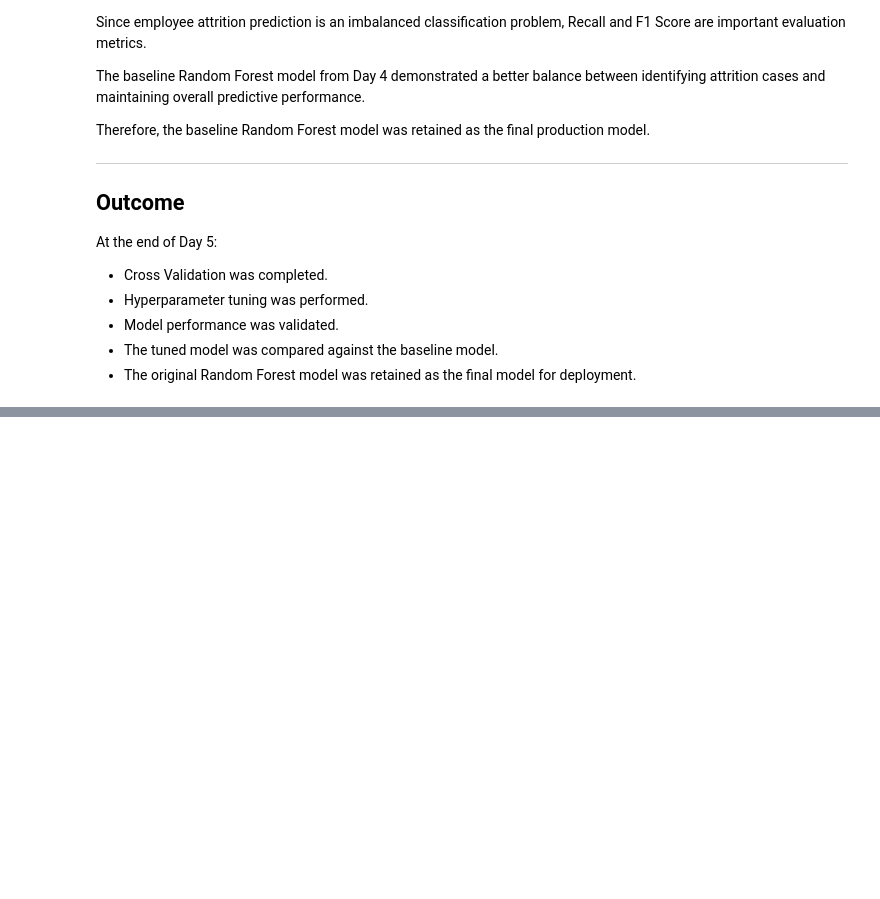
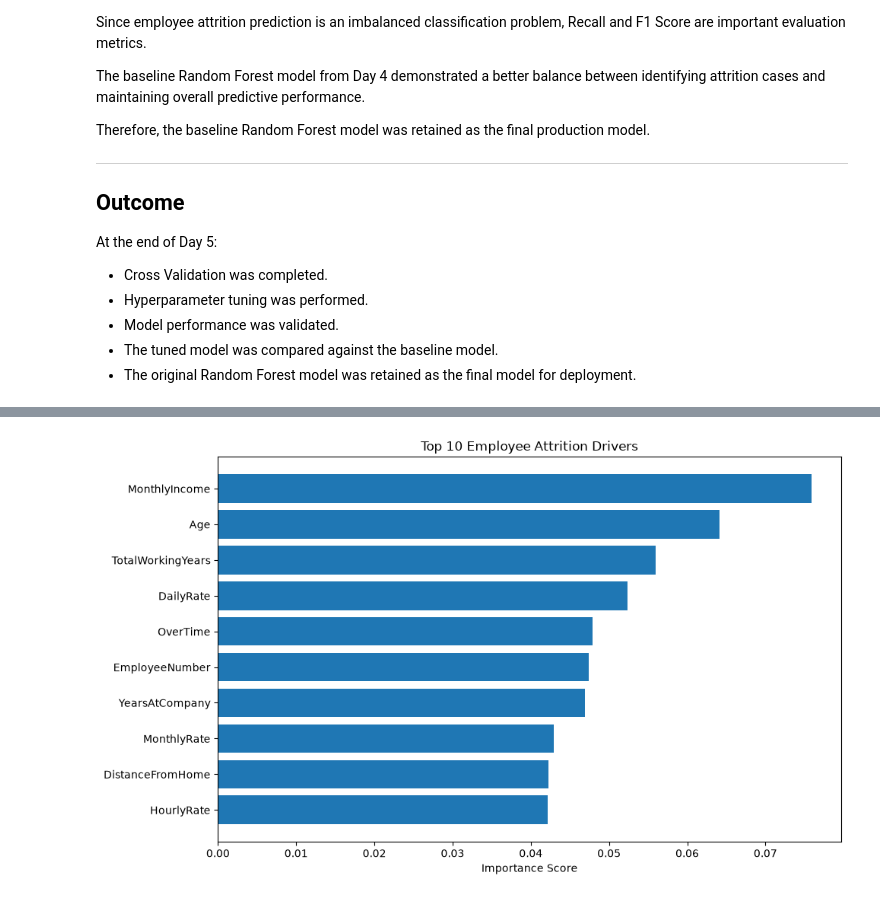
Before and after one commit to AN-ai-del/employee-attrition-prediction, a Jupyter notebook: Employee_Attrition_Prediction.ipynb, the cells around one changed output, grey strips where cells are left out. Drawn from its saved outputs; the diff is of its cells as text; code cells hidden in the pictures; blank space fills up the shorter version.

Commit message:
Complete Employee Attrition Prediction Project

```diff
--- a/Employee_Attrition_Prediction.ipynb
+++ b/Employee_Attrition_Prediction.ipynb
@@ -995,0 +1006,7 @@ At the end of Day 5:
+# %%
+feature_importance = feature_importance.sort_values(
+    by="Importance",
+    ascending=False
+)
+
+feature_importance.head(10)
@@ -995,0 +1025,4 @@ At the end of Day 5:
+# %%
+top10 = feature_importance.head(10)
+
+top10
@@ -995,0 +1041,26 @@ At the end of Day 5:
+# %%
+import matplotlib.pyplot as plt
+
+plt.figure(figsize=(10,6))
+
+plt.barh(
+    top10["Feature"],
+    top10["Importance"]
+)
+
+plt.gca().invert_yaxis()
+
+plt.title("Top 10 Employee Attrition Drivers")
+plt.xlabel("Importance Score")
+
+plt.tight_layout()
+
+plt.savefig(
+    "charts/top10_attrition_drivers.png",
+    dpi=300,
+    bbox_inches="tight"
+)
+
+plt.show()
+# %% [output]
+[figure, added]
```
Also changed, not shown: parts of 7 cells of this notebook, 3 other files.
